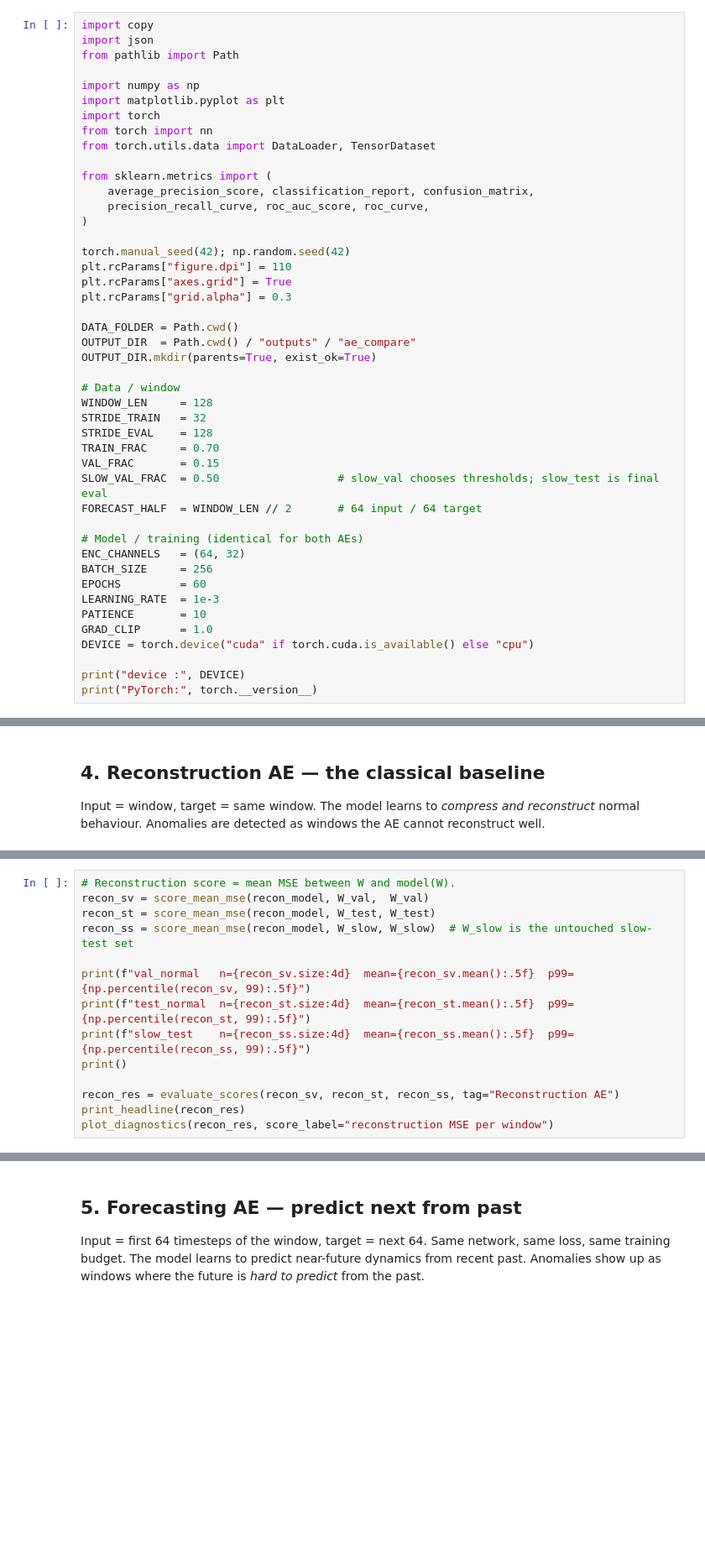
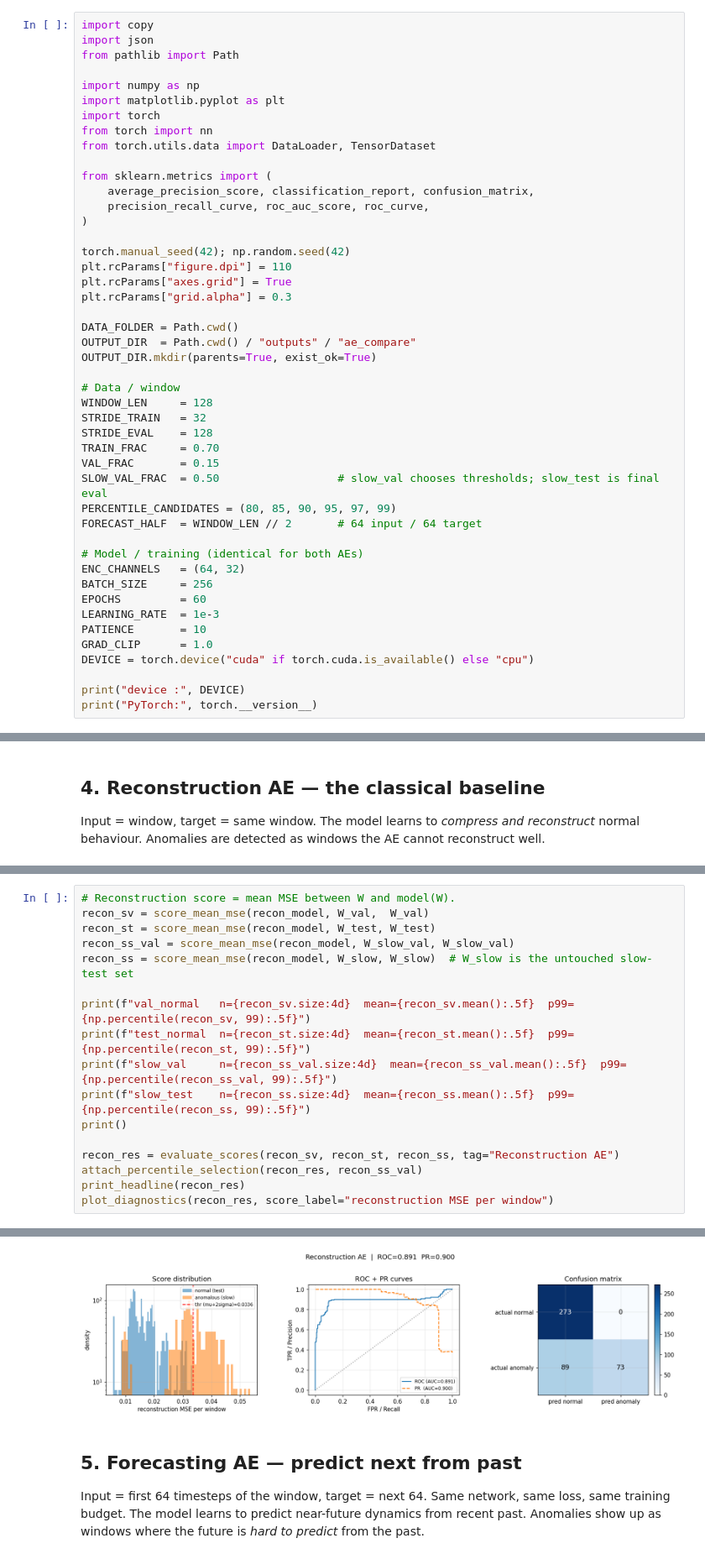
Before and after one commit to omarWafaay/ML_APP_Anomaly_Detection, a Jupyter notebook: AE_compare_semi_supervised.ipynb, the cells around one changed output, grey strips where cells are left out. Shown at 84% size. Drawn from its saved outputs; the diff is of its cells as text; blank space fills up the shorter version.

```diff
--- a/AE_compare_semi_supervised.ipynb
+++ b/AE_compare_semi_supervised.ipynb
@@ -47,6 +47,7 @@ STRIDE_EVAL    = 128
 TRAIN_FRAC     = 0.70
 VAL_FRAC       = 0.15
 SLOW_VAL_FRAC  = 0.50                  # slow_val chooses thresholds; slow_test is final eval
+PERCENTILE_CANDIDATES = (80, 85, 90, 95, 97, 99)
 FORECAST_HALF  = WINDOW_LEN // 2       # 64 input / 64 target
 
 # Model / training (identical for both AEs)
@@ -385,13 +431,17 @@ saved -> c:\Users\siava\Desktop\4th_Semester\ML-App\project-AM01\KukaVelocityDat
 # Reconstruction score = mean MSE between W and model(W).
 recon_sv = score_mean_mse(recon_model, W_val,  W_val)
 recon_st = score_mean_mse(recon_model, W_test, W_test)
+recon_ss_val = score_mean_mse(recon_model, W_slow_val, W_slow_val)
 recon_ss = score_mean_mse(recon_model, W_slow, W_slow)  # W_slow is the untouched slow-test set
 
 print(f"val_normal   n={recon_sv.size:4d}  mean={recon_sv.mean():.5f}  p99={np.percentile(recon_sv, 99):.5f}")
 print(f"test_normal  n={recon_st.size:4d}  mean={recon_st.mean():.5f}  p99={np.percentile(recon_st, 99):.5f}")
+print(f"slow_val     n={recon_ss_val.size:4d}  mean={recon_ss_val.mean():.5f}  p99={np.percentile(recon_ss_val, 99):.5f}")
 print(f"slow_test    n={recon_ss.size:4d}  mean={recon_ss.mean():.5f}  p99={np.percentile(recon_ss, 99):.5f}")
 print()
 
 recon_res = evaluate_scores(recon_sv, recon_st, recon_ss, tag="Reconstruction AE")
+attach_percentile_selection(recon_res, recon_ss_val)
 print_headline(recon_res)
 plot_diagnostics(recon_res, score_label="reconstruction MSE per window")
+# %% [output]
@@ -398,3 +468,4 @@ plot_diagnostics(recon_res, score_label="reconstruction MSE per window")
+[figure, added]
 # %% [markdown]
 ## 5. Forecasting AE — predict next from past
 
```
Also changed, not shown: parts of 28 cells of this notebook, 20 other files.
